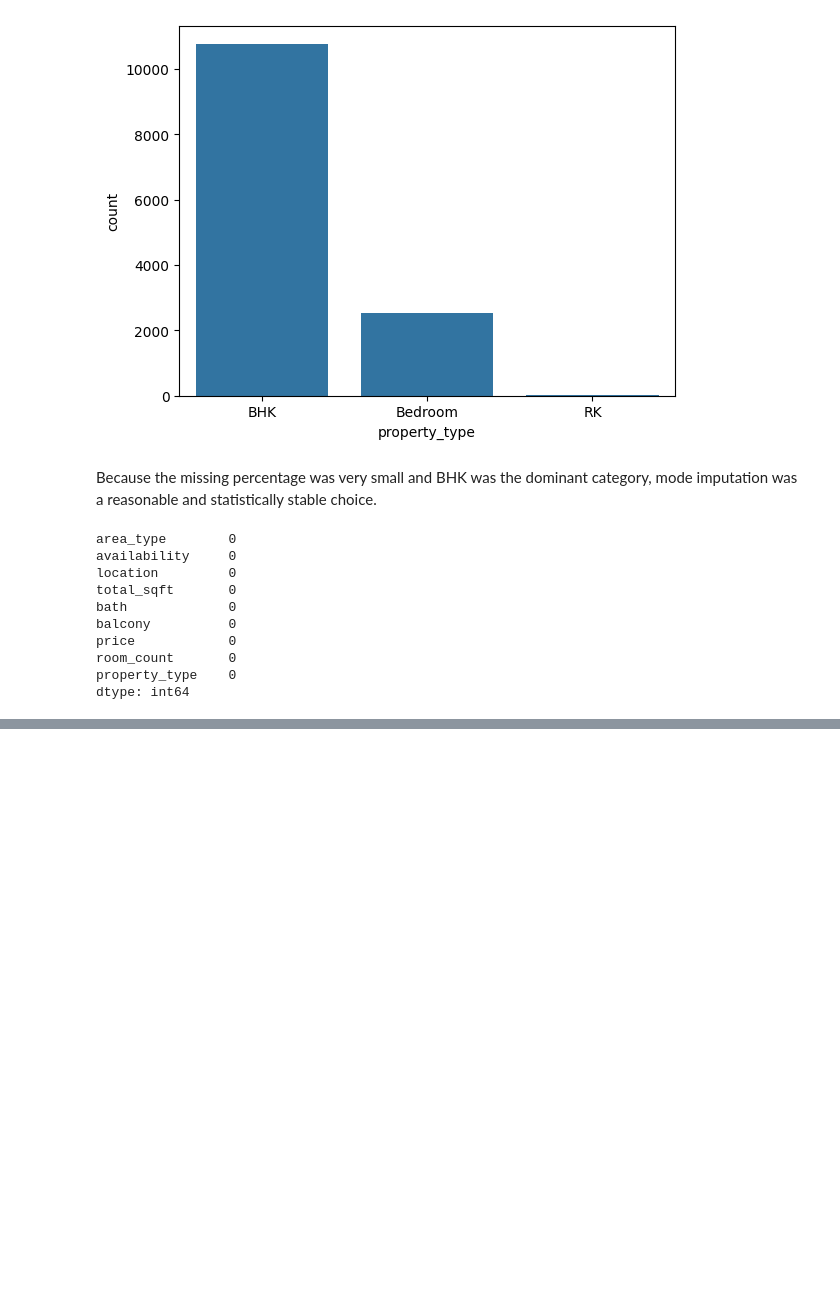
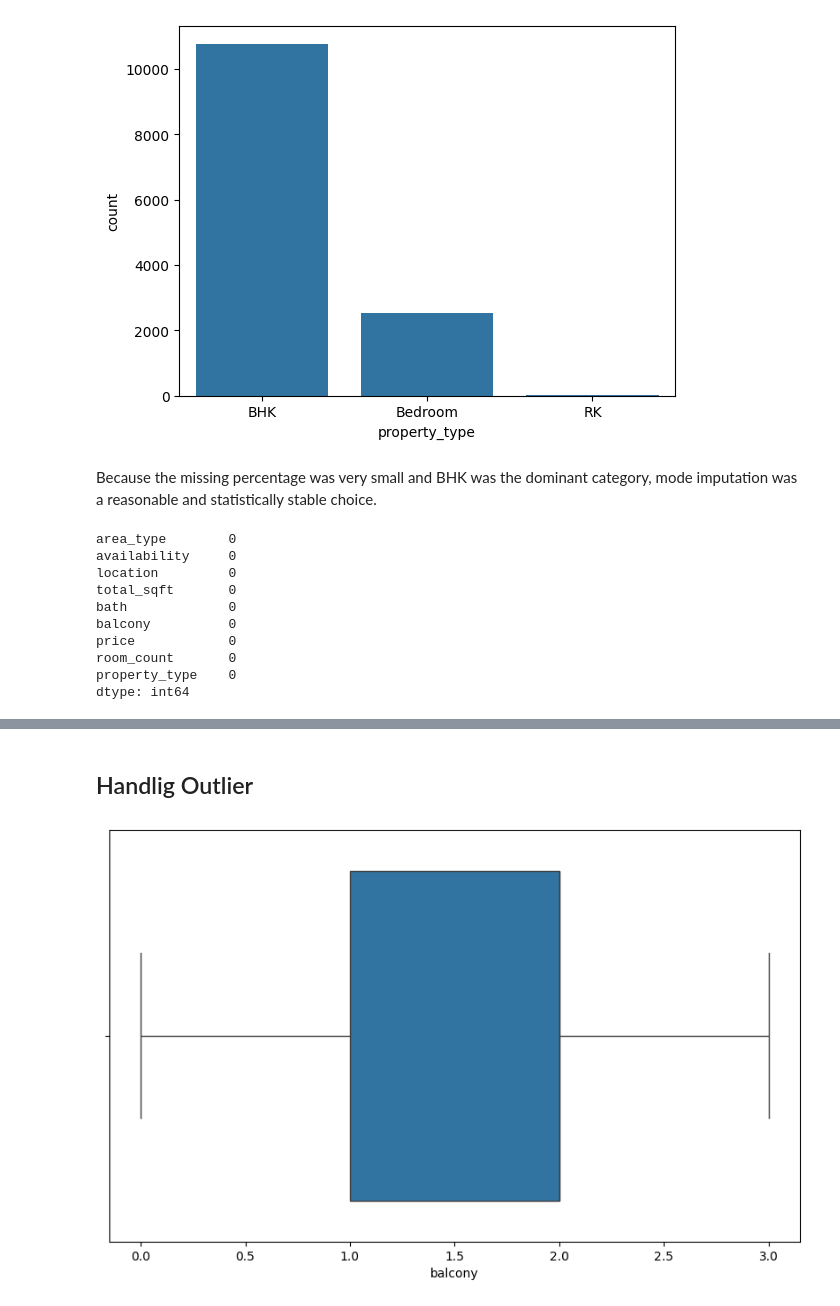
Before and after one commit to Mansharma8824/House-Price-Prediction, a Jupyter notebook: notebooks/House_data_cleaning.ipynb, the cells around one changed output, grey strips where cells are left out. Cells and saved outputs as stored; diff of their text form; code cells hidden in the pictures; blank space fills up the shorter version.

```diff
--- a/notebooks/House_data_cleaning.ipynb
+++ b/notebooks/House_data_cleaning.ipynb
@@ -163,0 +176,3 @@ dtype: int64
+# %%
+# delete the duplicates values from Dataset
+df.drop_duplicates(inplace=True)
@@ -163,0 +205,15 @@ dtype: int64
+# %%
+# handling inconsistent data representation
+def convert_str_num_sqft(values):
+    tokens = str(values).split('-')
+    # hanlde the values range
+    if len(tokens) == 2:
+        return (float(tokens[0]) + float(tokens[1]))/2 # avg of ranges
+
+    try:
+        return float(values)
+    except:
+        return None
+# %%
+df['total_sqft'] = df["total_sqft"].apply(convert_str_num_sqft)
+df.info()
@@ -163,0 +236,11 @@ dtype: int64
+# %% [markdown]
+## Handlig Outlier
+# %%
+df["sqft_per_room"] =  df["total_sqft"] / df["room_count"]
+df['price_per_sqft'] = (df['price']*100000)/df['total_sqft']
+# %%
+plt.figure(figsize=(10, 6), dpi=100)
+sns.boxplot(x= df['balcony'])
+plt.show()
+# %% [output]
+[figure, added]
```
Also changed, not shown: parts of 22 cells of this notebook.
